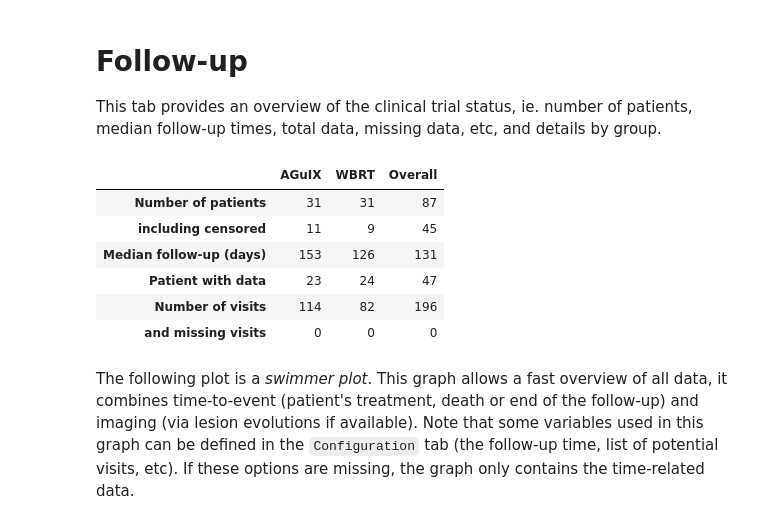
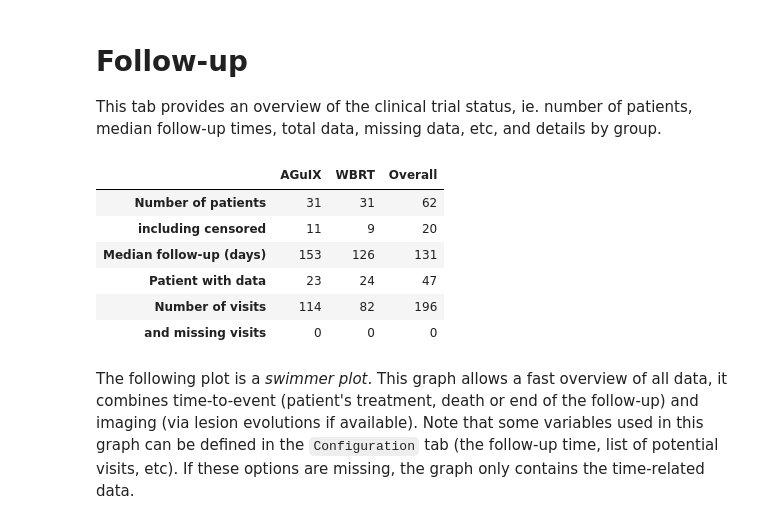
Before and after one commit to FabienBoux/Oncology-clinical-trial, a Jupyter notebook: Follow-up.ipynb, the cells around one changed output. Drawn from its saved outputs; the diff is of its cells as text; code cells hidden in the pictures.

```diff
--- a/Follow-up.ipynb
+++ b/Follow-up.ipynb
@@ -27,6 +27,7 @@ import pandas as pd
 import numpy as np
 
 metadata = database.get_metadata(which='all')
+metadata = metadata.dropna(subset=['Patient','Group'])
 
 group = metadata['Group']
 group_labels = group.dropna().unique()
@@ -39,35 +40,35 @@ df.loc['Median follow-up (days)'] = [(metadata['End'][metadata['Group'] == g] -
 
 list_files = [f.split('.')[0] for f in os.listdir(database.folders['data']) if os.path.isfile(os.path.join(database.folders['data'], f))]
 for i in metadata.index:
     if metadata.loc[i, 'Patient'] in list_files:
         metadata.loc[i, 'File'] = True
 
         xls = pd.ExcelFile(os.path.join(database.folders['data'], metadata.loc[i, 'Patient'] + '.xlsx'))
         visits = []
         for sheet_name in xls.sheet_names:
             if 'Session' in xls.parse(sheet_name).columns:
                 visits = visits + list(xls.parse(sheet_name)['Session'].unique())
         metadata.loc[i, 'Visits'] = len(set(visits))
         metadata.loc[i, 'Missing'] = 0
     else:
         metadata.loc[i, 'File'] = False
         metadata.loc[i, 'Visits'] = 0
         metadata.loc[i, 'Missing'] = 0
 
 
 df.loc['Patient with data'] = [metadata['File'][metadata['Group'] == g].sum() for g in group_labels] + [metadata['File'].sum()]
 df.loc['Number of visits'] = [metadata['Visits'][metadata['Group'] == g].sum() for g in group_labels] + [metadata['Visits'].sum()]
 df.loc['and missing visits'] = [metadata['Missing'][metadata['Group'] == g].sum() for g in group_labels] + [metadata['Missing'].sum()]
 
 def df_style(val):
     return "font-weight: bold"
 
 df = df.astype(int)
 df.style.applymap(df_style, subset='Overall')
 # %% [output]
 |  | AGuIX | WBRT | Overall |
-| Number of patients | 31 | 31 | 87 |
-| including censored | 11 | 9 | 45 |
+| Number of patients | 31 | 31 | 62 |
+| including censored | 11 | 9 | 20 |
 | Median follow-up (days) | 153 | 126 | 131 |
 | Patient with data | 23 | 24 | 47 |
 | Number of visits | 114 | 82 | 196 |
```
Also changed, not shown: parts of 1 cell of this notebook, 11 other files.
